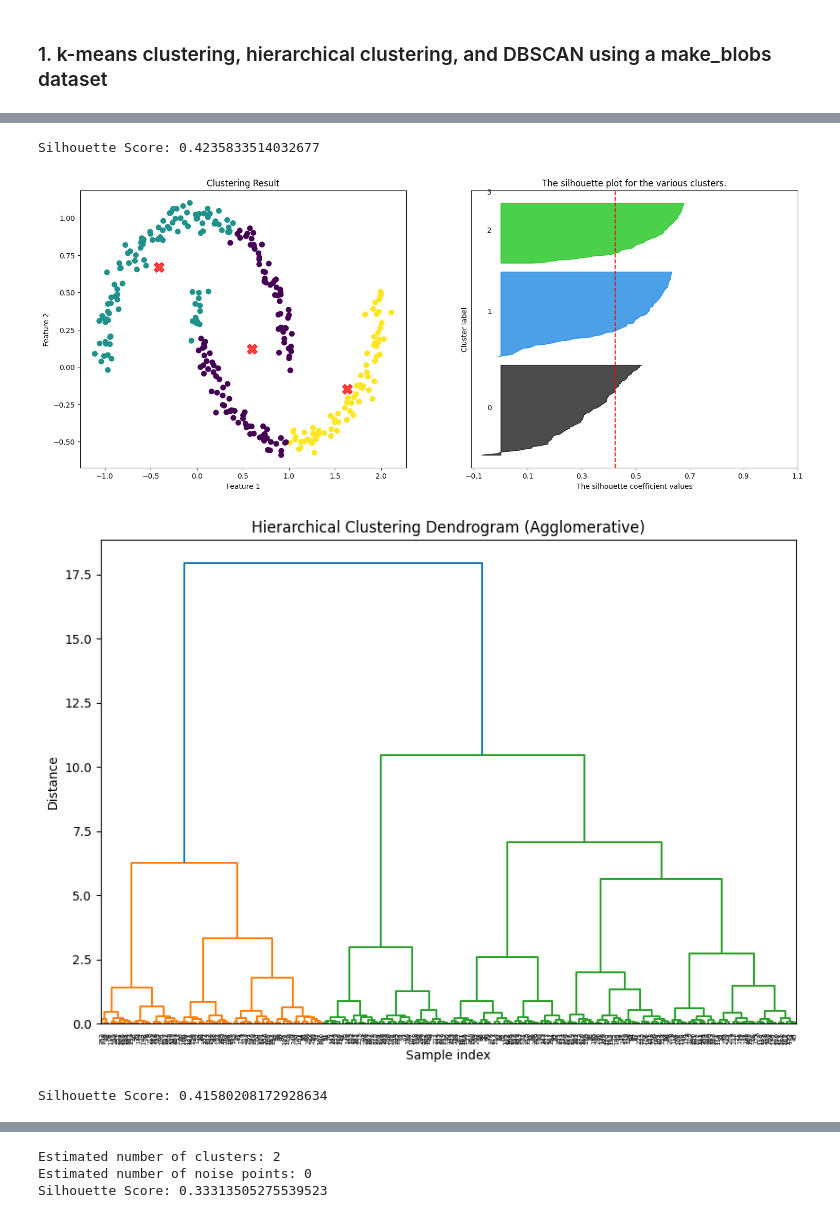
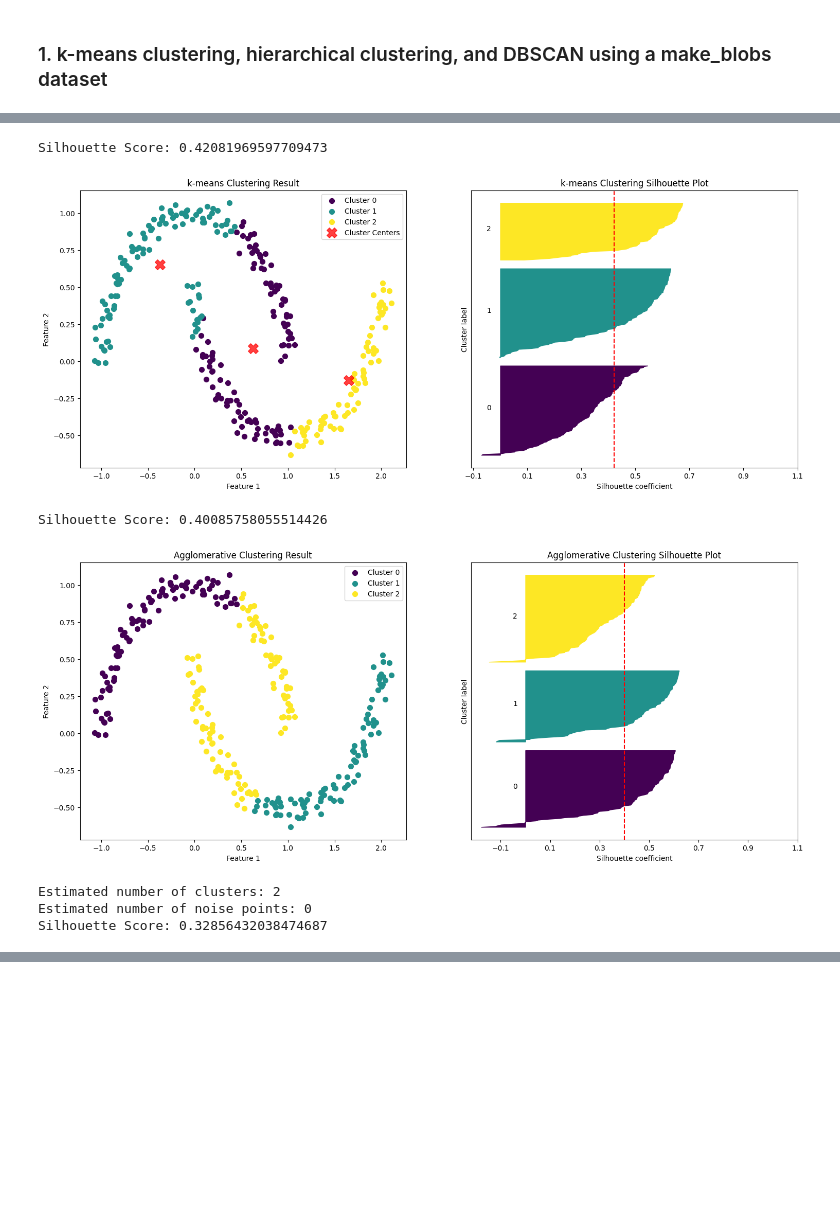
Before and after one commit to r-shadoff/BINF5507, a Jupyter notebook: Assignment3/main1.ipynb, the cells around one changed output, grey strips where cells are left out. Saved outputs shown, nothing was run; the diff lists cells and outputs as text; code cells hidden in the pictures; blank space fills up the shorter version.

```diff
--- a/Assignment3/main1.ipynb
+++ b/Assignment3/main1.ipynb
@@ -99,53 +101,56 @@ print(f"Silhouette Score: {silhouette_kmeans}")
 
 ## Plot the clustering results using the custom function
 centers = kmeans.cluster_centers_
-pcr.plot_clustering_results(X, y_kmeans, centers, silhouette_kmeans, n_clusters=4)
+clusterplt.plot_clustering_results("k-means", X, y_kmeans, centers, silhouette_kmeans, n_clusters=3)
 
 # 3. Perform agglomerative clustering
 Z = linkage(X, 'ward')
 
 ## Plot the dendrogram
-plt.figure(figsize=(10, 7))
-dendrogram(Z)
-plt.title('Hierarchical Clustering Dendrogram (Agglomerative)')
-plt.xlabel('Sample index')
-plt.ylabel('Distance')
-plt.show()
+# plt.figure(figsize=(10, 7))
+# dendrogram(Z)
+# plt.title('Hierarchical Clustering Dendrogram (Agglomerative)')
+# plt.xlabel('Sample index')
+# plt.ylabel('Distance')
+# plt.show()
 
 ## Train an agglomerative clustering model
-agg_clustering = AgglomerativeClustering(n_clusters=4)
+agg_clustering = AgglomerativeClustering(n_clusters=3)
 y_agg = agg_clustering.fit_predict(X)
 
 ## Evaluate the model
 silhouette_agg = silhouette_score(X, y_agg)
 print(f"Silhouette Score: {silhouette_agg}")
 
 # Plot the clustering results using the custom function
-pcr.plot_clustering_results(X, y_agg, None, silhouette_agg, n_clusters=4)
+clusterplt.plot_clustering_results("Agglomerative",X, y_agg, None, silhouette_agg, n_clusters=3)
 
 # Train a DBSCAN clustering model
 db = DBSCAN(eps=0.2, min_samples=10).fit(X)
 labels = db.labels_
 
 # Number of clusters in labels, ignoring noise if present
 n_clusters_ = len(set(labels)) - (1 if -1 in labels else 0)
 n_noise_ = list(labels).count(-1)
 
 # Print summary metrics
 print("Estimated number of clusters: %d" % n_clusters_)
 print("Estimated number of noise points: %d" % n_noise_)
 
 silhouette_db = silhouette_score(X,labels)
 print(f"Silhouette Score: {silhouette_db}")
 
 # Plot DBSCAN results
 unique_labels = set(labels)
 core_samples_mask = np.zeros_like(labels, dtype=bool)
 core_samples_mask[db.core_sample_indices_] = True
 
-pcr.plot_clustering_results(X, labels, None, silhouette_db, n_clusters=n_clusters_)
+clusterplt.plot_clustering_results("DBSCAN",X, labels, None, silhouette_db, n_clusters=n_clusters_)
 # %% [output]
-Silhouette Score: 0.4235833514032677
+Silhouette Score: 0.42081969597709473
-[figure, old version]
+[figure, new version]
+Silhouette Score: 0.40085758055514426
-[figure, old version]
+[figure, new version]
-Silhouette Score: 0.41580208172928634
+Estimated number of clusters: 2
+Estimated number of noise points: 0
+Silhouette Score: 0.32856432038474687
@@ -153,3 +157,0 @@ Silhouette Score: 0.41580208172928634
-Estimated number of clusters: 2
-Estimated number of noise points: 0
-Silhouette Score: 0.33313505275539523
```
Also changed, not shown: parts of 3 cells of this notebook, 1 other file.
